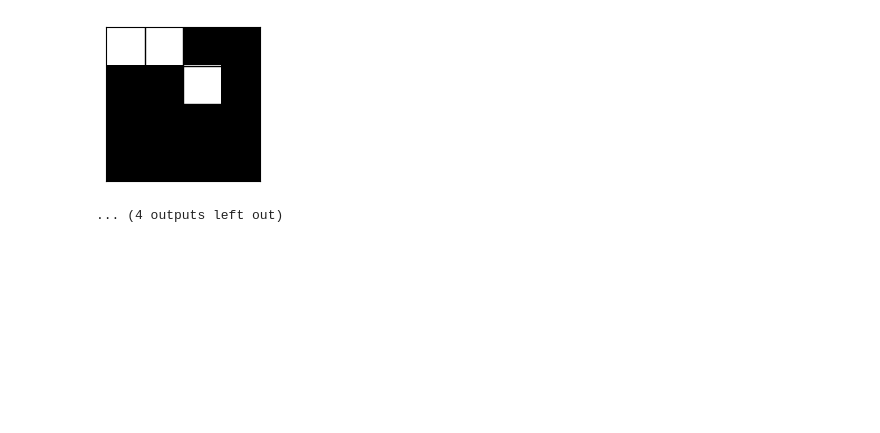
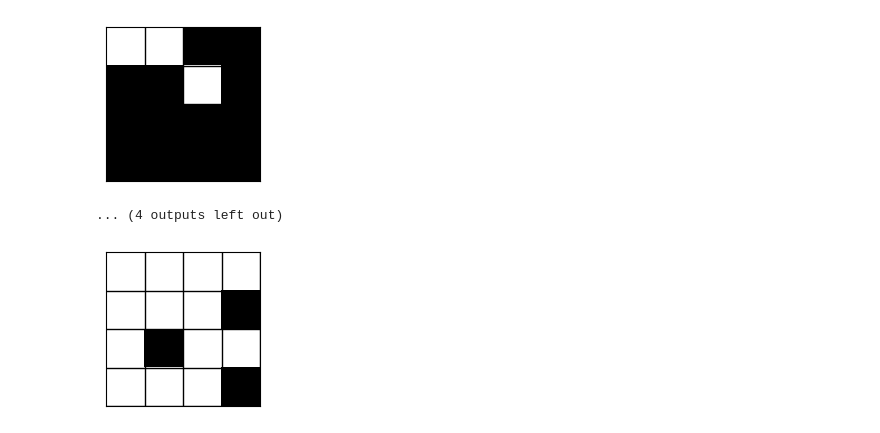
Before and after one commit to clausia/quantum-neuron, a Jupyter notebook: Implementation with optimized version of Ui and Uw.ipynb, the cells around one changed output. Cells and saved outputs as stored; diff of their text form; code cells hidden in the pictures; blank space fills up the shorter version.

```diff
--- a/Implementation with optimized version of Ui and Uw.ipynb
+++ b/Implementation with optimized version of Ui and Uw.ipynb
@@ -454,3 +454,7 @@ q.alg.opt. = 0.0153
 q.alg.opt. = 0.0628
 [figure]
 ... (4 outputs left out)
+# %%
+draw_image(N=4, k=321)
+# %% [output]
+[figure, added]
```
Also changed, not shown: parts of 6 cells of this notebook, 3 other files.
